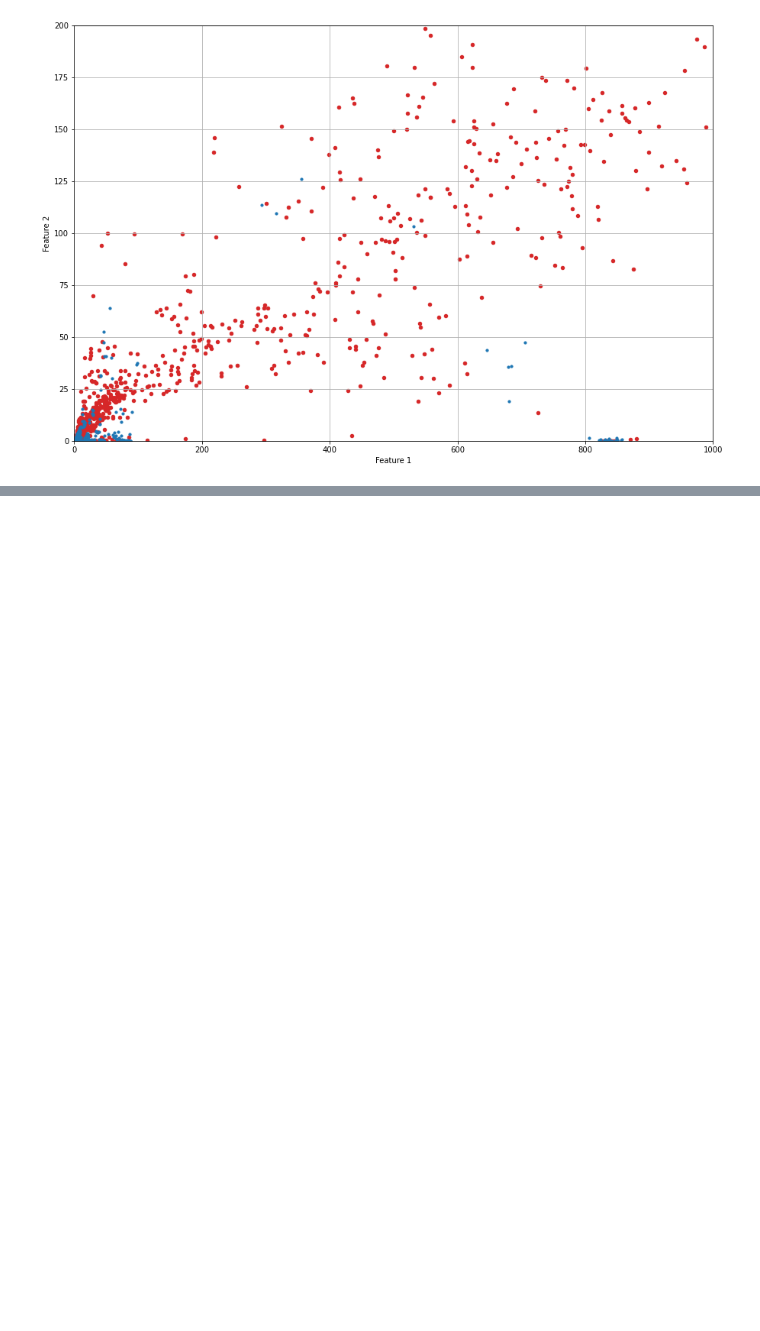
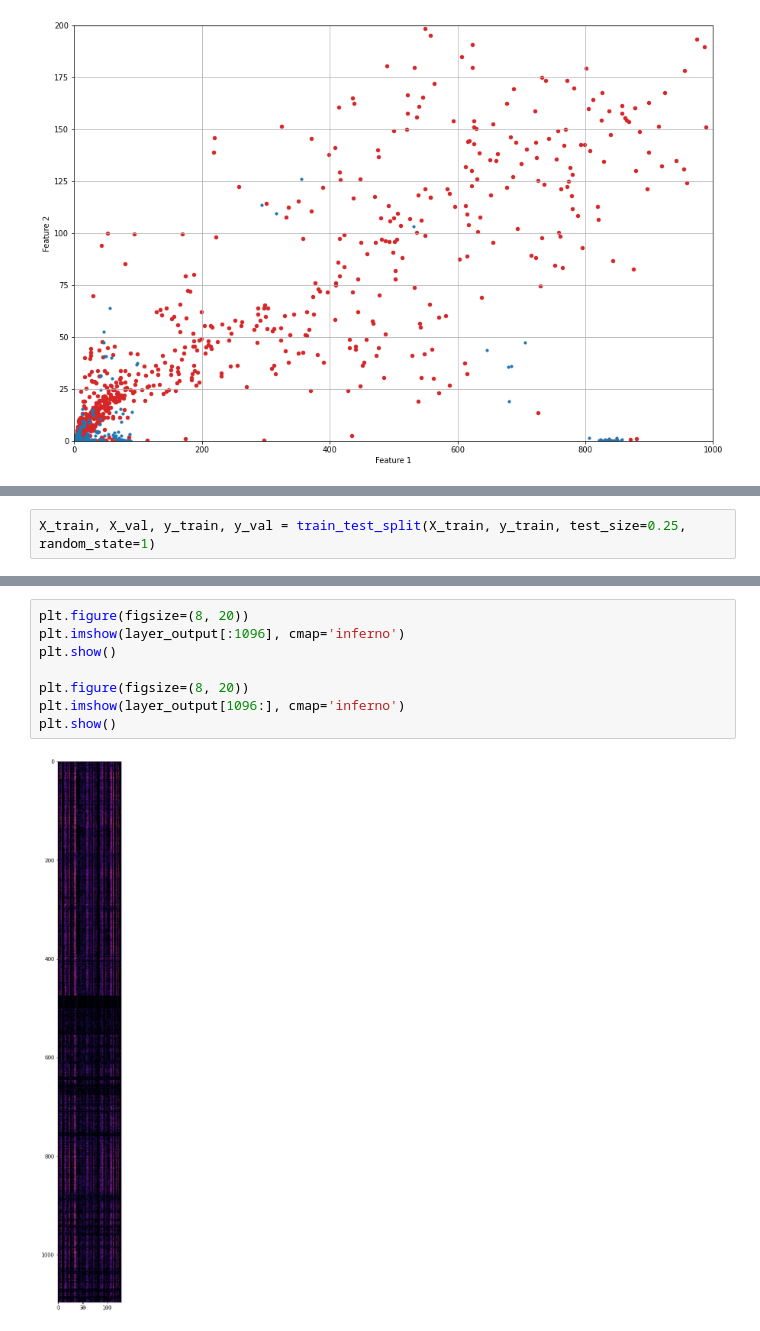
Before and after one commit to sirrus98/ieeg_toy_template, a Jupyter notebook: autoencoder_test.ipynb, the cells around one changed output, grey strips where cells are left out. Drawn from its saved outputs; the diff is of its cells as text; blank space fills up the shorter version.

```diff
--- a/autoencoder_test.ipynb
+++ b/autoencoder_test.ipynb
@@ -267,0 +317,2 @@ plt.show()
+# %%
+X_train, X_val, y_train, y_val = train_test_split(X_train, y_train, test_size=0.25, random_state=1)
@@ -267,0 +414,10 @@ plt.show()
+# %%
+plt.figure(figsize=(8, 20))
+plt.imshow(layer_output[:1096], cmap='inferno')
+plt.show()
+
+plt.figure(figsize=(8, 20))
+plt.imshow(layer_output[1096:], cmap='inferno')
+plt.show()
+# %% [output]
+[figure, added]
```
Also changed, not shown: parts of 31 cells of this notebook.
